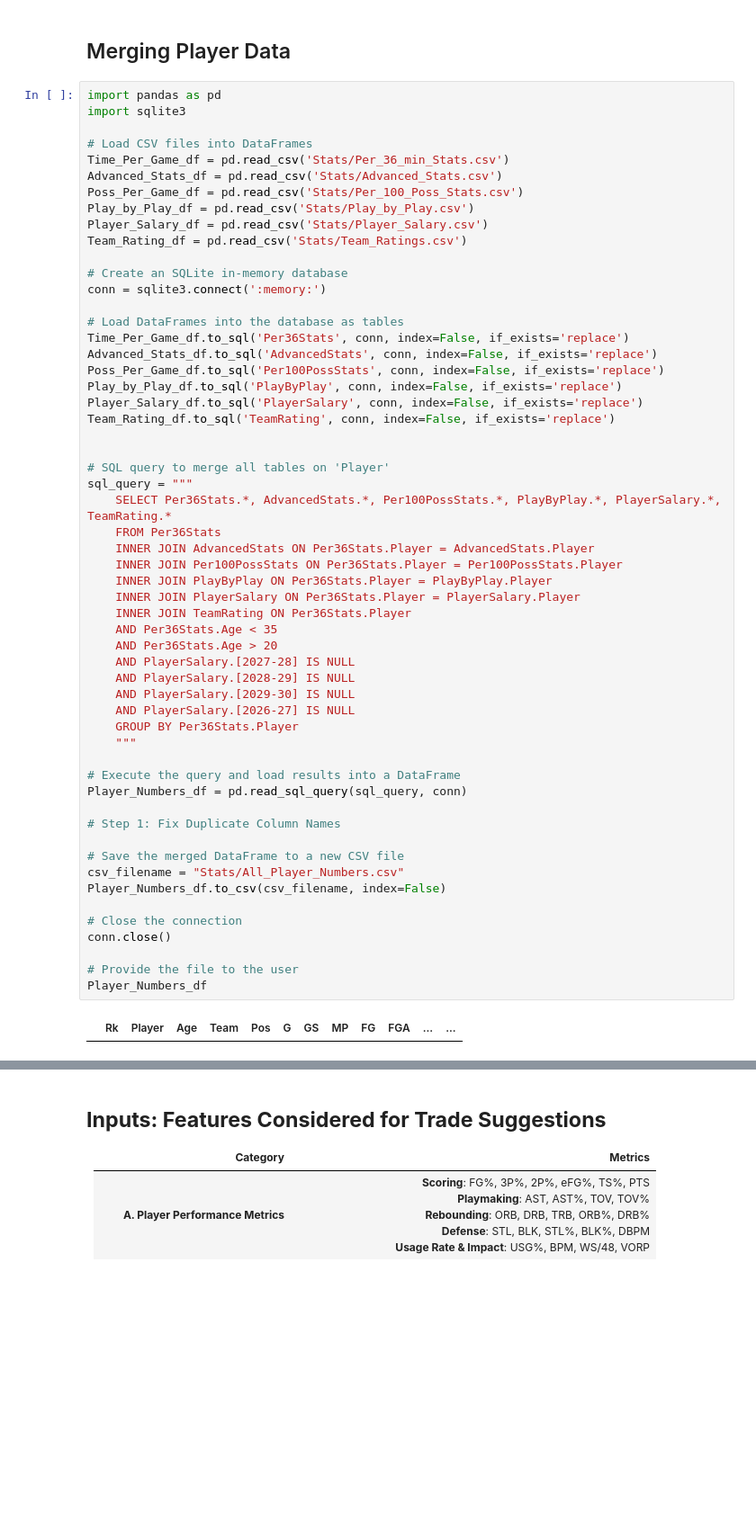
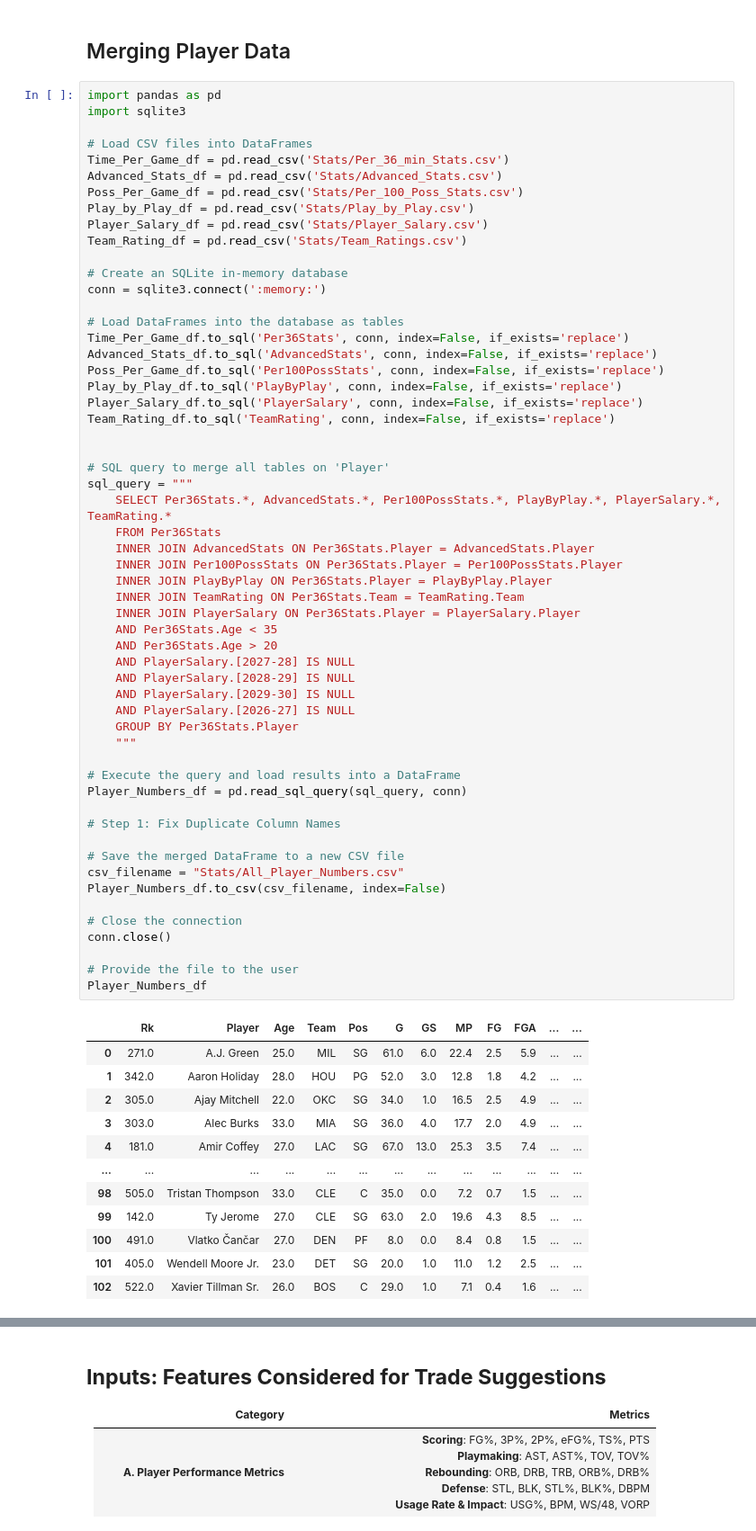
Before and after one commit to Makster04/Phase_4_Project, a Jupyter notebook: Project.ipynb, the cells around one changed output, grey strips where cells are left out. Shown: that part at 90% size. Drawn from its saved outputs; the diff is of its cells as text; blank space fills up the shorter version.

```diff
--- a/Project.ipynb
+++ b/Project.ipynb
@@ -225,31 +186,42 @@ sql_query = """
     FROM Per36Stats
     INNER JOIN AdvancedStats ON Per36Stats.Player = AdvancedStats.Player
     INNER JOIN Per100PossStats ON Per36Stats.Player = Per100PossStats.Player
     INNER JOIN PlayByPlay ON Per36Stats.Player = PlayByPlay.Player
+    INNER JOIN TeamRating ON Per36Stats.Team = TeamRating.Team
     INNER JOIN PlayerSalary ON Per36Stats.Player = PlayerSalary.Player
-    INNER JOIN TeamRating ON Per36Stats.Player
     AND Per36Stats.Age < 35
     AND Per36Stats.Age > 20
     AND PlayerSalary.[2027-28] IS NULL
     AND PlayerSalary.[2028-29] IS NULL
     AND PlayerSalary.[2029-30] IS NULL
     AND PlayerSalary.[2026-27] IS NULL
     GROUP BY Per36Stats.Player
     """
 
 # Execute the query and load results into a DataFrame
 Player_Numbers_df = pd.read_sql_query(sql_query, conn)
 
 # Step 1: Fix Duplicate Column Names
 
 # Save the merged DataFrame to a new CSV file
 csv_filename = "Stats/All_Player_Numbers.csv"
 Player_Numbers_df.to_csv(csv_filename, index=False)
 
 # Close the connection
 conn.close()
 
 # Provide the file to the user
 Player_Numbers_df
 # %% [output]
 |  | Rk | Player | Age | Team | Pos | G | GS | MP | FG | FGA | ... | ... |
+| 0 | 271.0 | A.J. Green | 25.0 | MIL | SG | 61.0 | 6.0 | 22.4 | 2.5 | 5.9 | ... | ... |
+| 1 | 342.0 | Aaron Holiday | 28.0 | HOU | PG | 52.0 | 3.0 | 12.8 | 1.8 | 4.2 | ... | ... |
+| 2 | 305.0 | Ajay Mitchell | 22.0 | OKC | SG | 34.0 | 1.0 | 16.5 | 2.5 | 4.9 | ... | ... |
+| 3 | 303.0 | Alec Burks | 33.0 | MIA | SG | 36.0 | 4.0 | 17.7 | 2.0 | 4.9 | ... | ... |
+| 4 | 181.0 | Amir Coffey | 27.0 | LAC | SG | 67.0 | 13.0 | 25.3 | 3.5 | 7.4 | ... | ... |
+| ... | ... | ... | ... | ... | ... | ... | ... | ... | ... | ... | ... | ... |
+| 98 | 505.0 | Tristan Thompson | 33.0 | CLE | C | 35.0 | 0.0 | 7.2 | 0.7 | 1.5 | ... | ... |
+| 99 | 142.0 | Ty Jerome | 27.0 | CLE | SG | 63.0 | 2.0 | 19.6 | 4.3 | 8.5 | ... | ... |
+| 100 | 491.0 | Vlatko Čančar | 27.0 | DEN | PF | 8.0 | 0.0 | 8.4 | 0.8 | 1.5 | ... | ... |
+| 101 | 405.0 | Wendell Moore Jr. | 23.0 | DET | SG | 20.0 | 1.0 | 11.0 | 1.2 | 2.5 | ... | ... |
+| 102 | 522.0 | Xavier Tillman Sr. | 26.0 | BOS | C | 29.0 | 1.0 | 7.1 | 0.4 | 1.6 | ... | ... |
```
Also changed, not shown: parts of 29 cells of this notebook, 6 other files.
